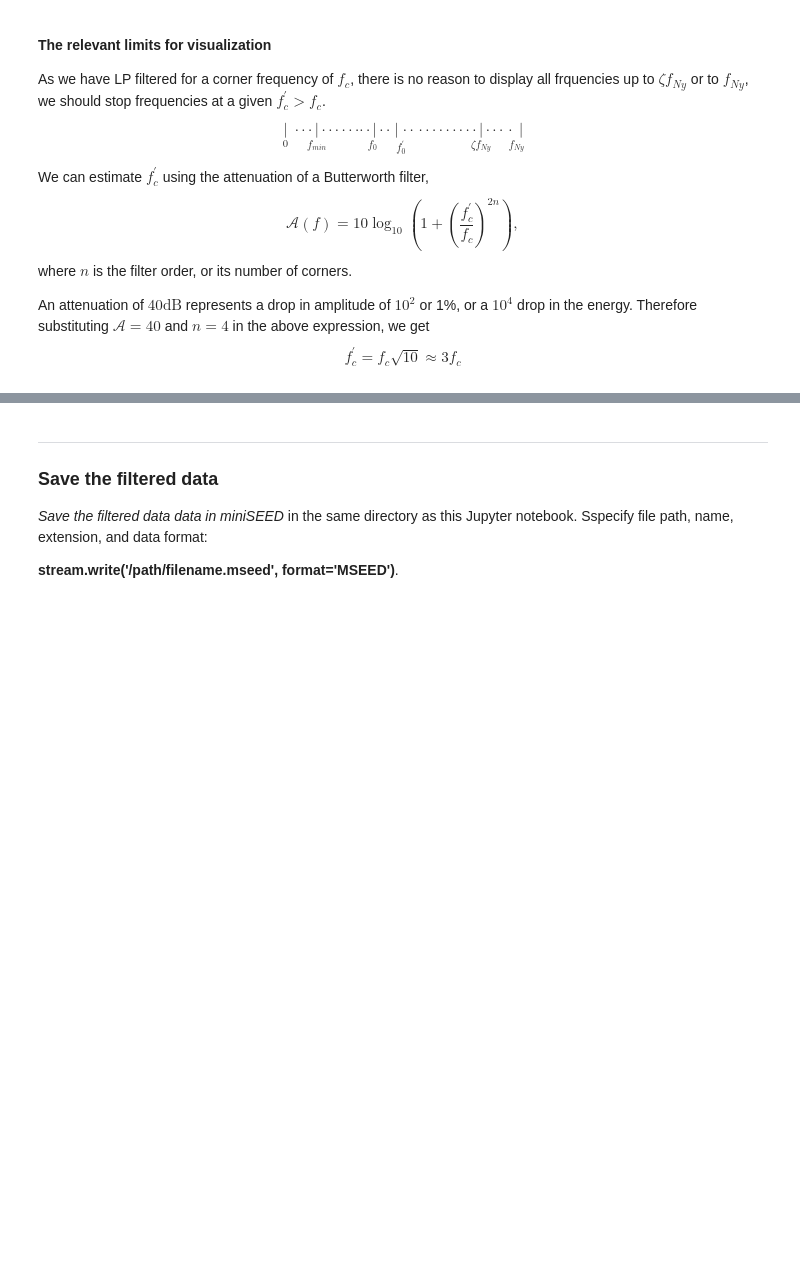
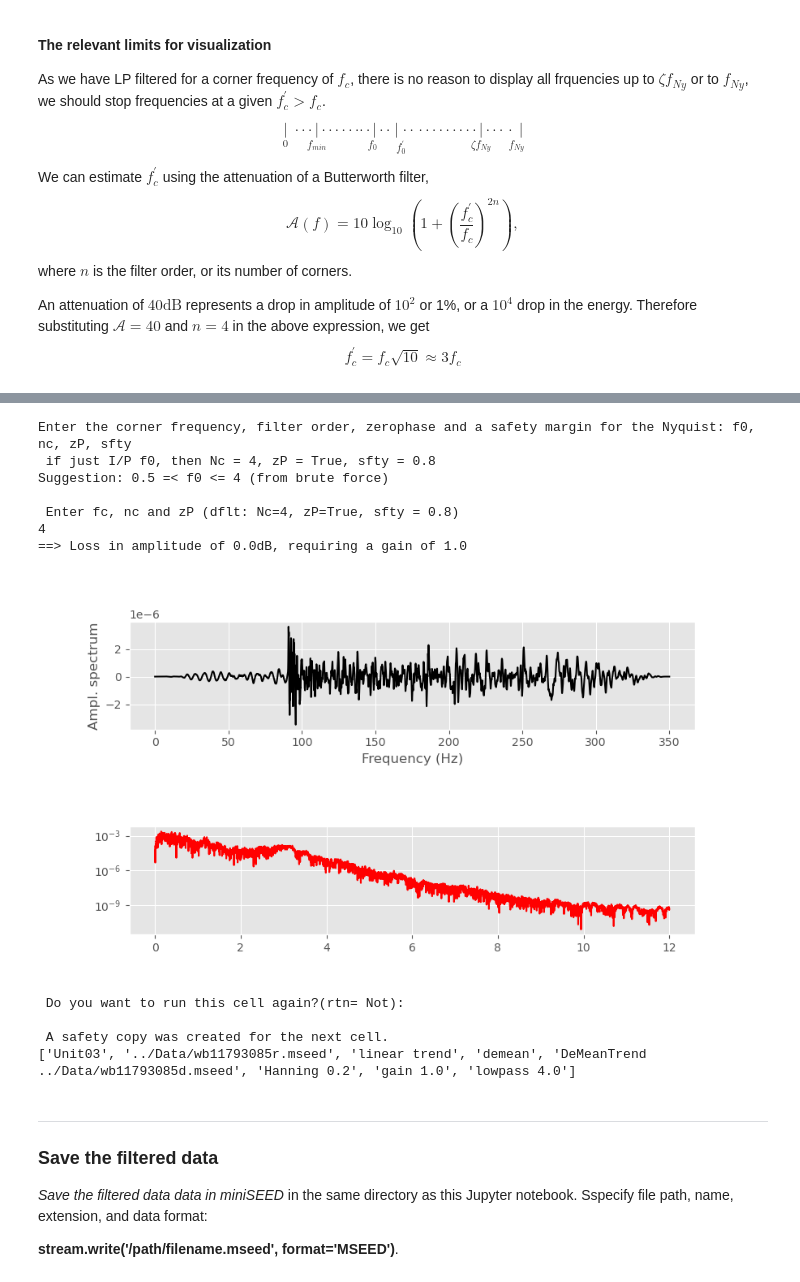
Before and after one commit to jandyr/ProSeisSN, a Jupyter notebook: Unit03/Nbk03.ipynb, the cells around one changed output, grey strips where cells are left out. Cells and saved outputs as stored; diff of their text form; code cells hidden in the pictures; blank space fills up the shorter version.

```diff
--- a/Unit03/Nbk03.ipynb
+++ b/Unit03/Nbk03.ipynb
@@ -369,8 +420,12 @@ print(f"impying in a Nyquist frequency of {1. / (2.0 * trZ.stats.delta)}Hz\n")
 # %%
+import utils as u
+
+trZ = tr0.copy()
+
 #------- I/P of the relevant paramenters
 print(f"Enter the corner frequency, filter order, zerophase and a safety margin for the Nyquist: f0, nc, zP, sfty")
 print(f" if just I/P f0, then Nc = 4, zP = True, sfty = 0.8")
-print(f"Suggestion: 0.5 =< f0 >= 1\n")
+print(f"Suggestion: 0.5 =< f0 <= 4 (from brute force)\n")
 ent = input(f' Enter fc, nc and zP (dflt: Nc=4, zP=True, sfty = 0.8)\n')
 #
 ent = ent.rstrip().split(' ')
@@ -379,39 +434,56 @@ ent = ent.rstrip().split(' ')
 ent = [float(ent[0]), 4, True, 0.8] if len(ent) == 1 else [float(ent[0]), int(ent[1]), bool(ent[2]), float(ent[3])]
 #                                                  Here any entry evaluates to True  <─^──────────^
 
 #--------  Use aliases (# from a copy!) to make life easier
 fc, nc, zP, sfty = ent[:]
 #\_______________________________________________________________________________________________________________/
 
 #------- Acausal filter/zero phase if zP=True, otherwise a causal filter. Filter with sanity
 if tr0 == trZ:
     trZ.filter('lowpass', freq=fc, zerophase=zP, corners=nc)
 else:
     raise Exception("Trace contents has changed from previous cell")
+
+#------- Check on amplitude loss due to filter from the demean+detrend data
+#--- Read the data file
+dummy = read('../Data/wb11793085d.mseed')[0]
+
+#--- use envelopes to estimate loss
+gain = u.TrGain( obspy.signal.filter.envelope(dummy.data),
+                 obspy.signal.filter.envelope(  trZ.data) )
 #\_______________________________________________________________________________________________________________/
 
 #--------  Transforms the trace data to the Frequency Domain (up to the Nyquist)
 FtrZ = np.fft.rfft(trZ.data)
 
 #-------- Limit frequency <= 3*fc and limits fft array accordingly
 #           From above: fNy  = 1. / (2.0 * trZ.stats.delta)
 #                       freq = np.linspace(0, fNy, len(FtrZ))
 freq, FtrZ = u.lmt_ValInd(freq, FtrZ, 3. * fc)
 #              Attenuation of 40dB <─+^^^^^^^+
 
-
 #-------- Plot
 #           From above: time = trZ.times(type="relative")
 p.pltTrSp(time, trZ.data, freq, abs(FtrZ),
         x1label='Time(s)',        y1label='Amplitude(m/s)',
         x2label='Frequency (Hz)', y2label='Ampl. spectrum', y2log=True
         )
 
-#--------  Append to the processing flux in Unit03
-Pflux.append(('lowpass '+str(fc)+'Hz'))
-
-#------------------- Reset the trace from the last cell ------------------
-tr0, trZ = u.AuxReset(tr0, trZ)
+#--------  Reset to the last cell or save trace to the next cell + append to the processing flux
+tr0, trZ, Pflux = u.AuxReset( tr0, trZ, Pflux, ['gain '+str(gain), 'lowpass '+str(fc)] )
+# %% [output]
+Enter the corner frequency, filter order, zerophase and a safety margin for the Nyquist: f0, nc, zP, sfty
+ if just I/P f0, then Nc = 4, zP = True, sfty = 0.8
+Suggestion: 0.5 =< f0 <= 4 (from brute force)
+
+ Enter fc, nc and zP (dflt: Nc=4, zP=True, sfty = 0.8)
+4
+==> Loss in amplitude of 0.0dB, requiring a gain of 1.0
+[figure, added]
+ Do you want to run this cell again?(rtn= Not):
+
+ A safety copy was created for the next cell.
+['Unit03', '../Data/wb11793085r.mseed', 'linear trend', 'demean', 'DeMeanTrend ../Data/wb11793085d.mseed', 'Hanning 0.2', 'gain 1.0', 'lowpass 4.0']
 # %% [markdown]
 ---
 ### Save the filtered data
```
Also changed, not shown: parts of 13 cells of this notebook.
